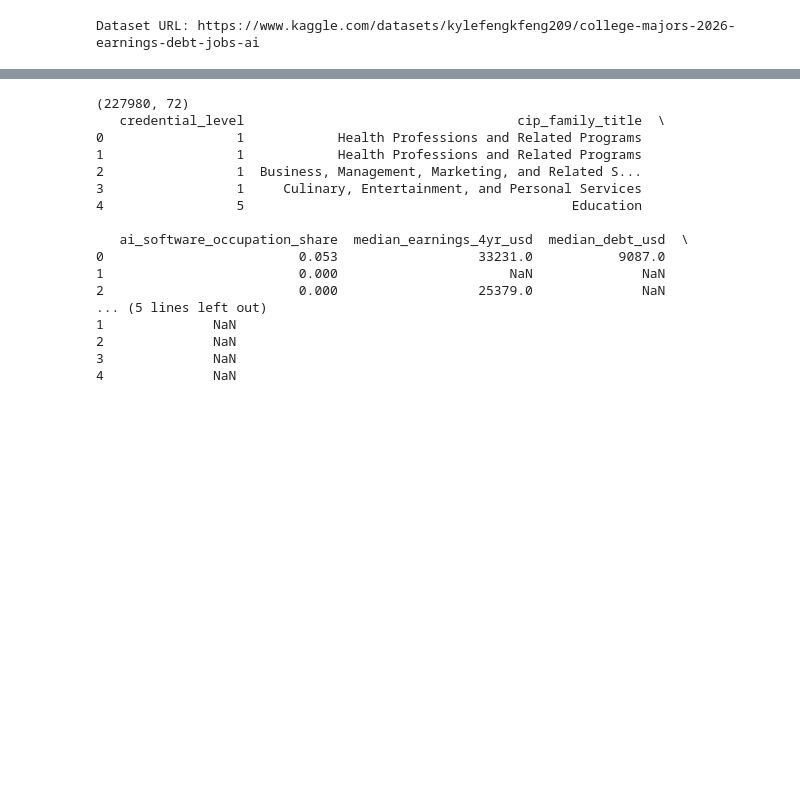
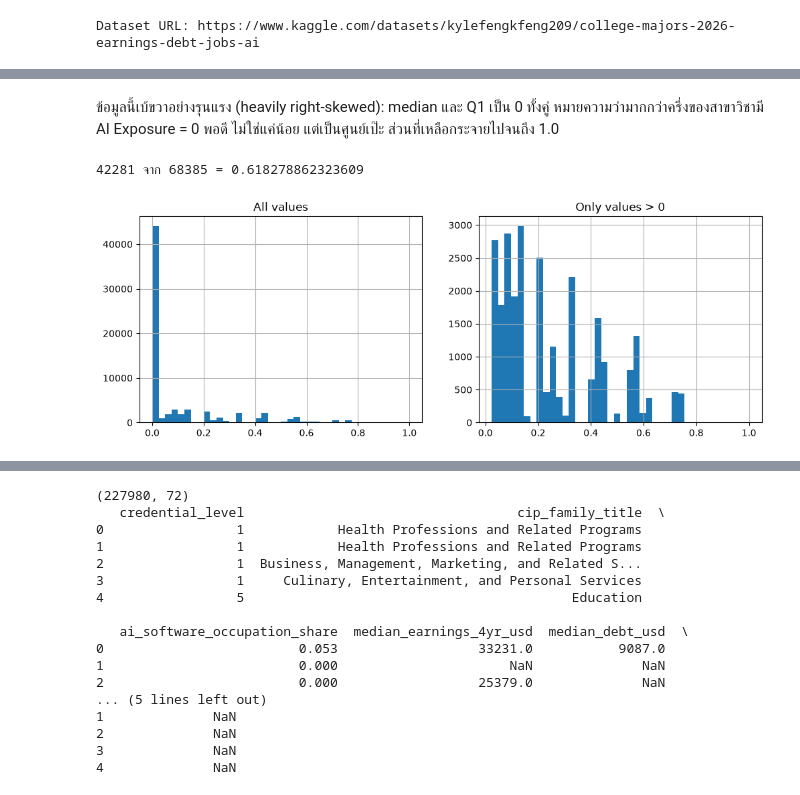
Before and after one commit to notknowEAC/project-data-sci, a Jupyter notebook: main.ipynb, the cells around one changed output, grey strips where cells are left out. Drawn from its saved outputs; the diff is of its cells as text; code cells hidden in the pictures; blank space fills up the shorter version.

```diff
--- a/main.ipynb
+++ b/main.ipynb
@@ -92,3 +114,13 @@ kaggle.api.dataset_download_files(
 )
 # %% [output]
 Dataset URL: https://www.kaggle.com/datasets/kylefengkfeng209/college-majors-2026-earnings-debt-jobs-ai
+# %%
+import pandas as pd
+df = pd.read_csv("E:/Code/data sci/data/college_majors_2026.csv")
+
+print(df.shape)
+print(df.dtypes)
+print(df[["credential_level", "cip_family_title",
+          "ai_software_occupation_share",
+          "median_earnings_4yr_usd", "median_debt_usd", "pct_working_5yr"]].head(10))
+print(df.isna().mean().sort_values(ascending=False).head(15))
@@ -94,0 +165,12 @@ Dataset URL: https://www.kaggle.com/datasets/kylefengkfeng209/college-majors-202
+# %%
+d = df[df["credential_level"] == 3].copy()   # ใช้ตัวเลข ไม่ใช่ string
+print(len(d))   # ควรได้ 71664
+
+driver = "ai_software_occupation_share"
+n_before = len(d)
+d = d.dropna(subset=[driver])
+print(n_before, "->", len(d))
+
+print(d[driver].describe())
+print((d[driver] < 0).sum())
+print(d.duplicated().sum())
@@ -94,0 +191,16 @@ Dataset URL: https://www.kaggle.com/datasets/kylefengkfeng209/college-majors-202
+# %% [markdown]
+ข้อมูลนี้เบ้ขวาอย่างรุนแรง (heavily right-skewed): median และ Q1 เป็น 0 ทั้งคู่ หมายความว่ามากกว่าครึ่งของสาขาวิชามี AI Exposure = 0 พอดี ไม่ใช่แค่น้อย แต่เป็นศูนย์เป๊ะ ส่วนที่เหลือกระจายไปจนถึง 1.0
+# %%
+import matplotlib.pyplot as plt
+
+print((d[driver] == 0).sum(), "จาก", len(d), "=", (d[driver] == 0).mean())
+
+fig, axes = plt.subplots(1, 2, figsize=(12, 4))
+d[driver].hist(bins=40, ax=axes[0])
+axes[0].set_title("All values")
+d[d[driver] > 0][driver].hist(bins=40, ax=axes[1])
+axes[1].set_title("Only values > 0")
+plt.show()
+# %% [output]
+42281 จาก 68385 = 0.618278862323609
+[figure, added]
```
Also changed, not shown: parts of 13 cells of this notebook.
